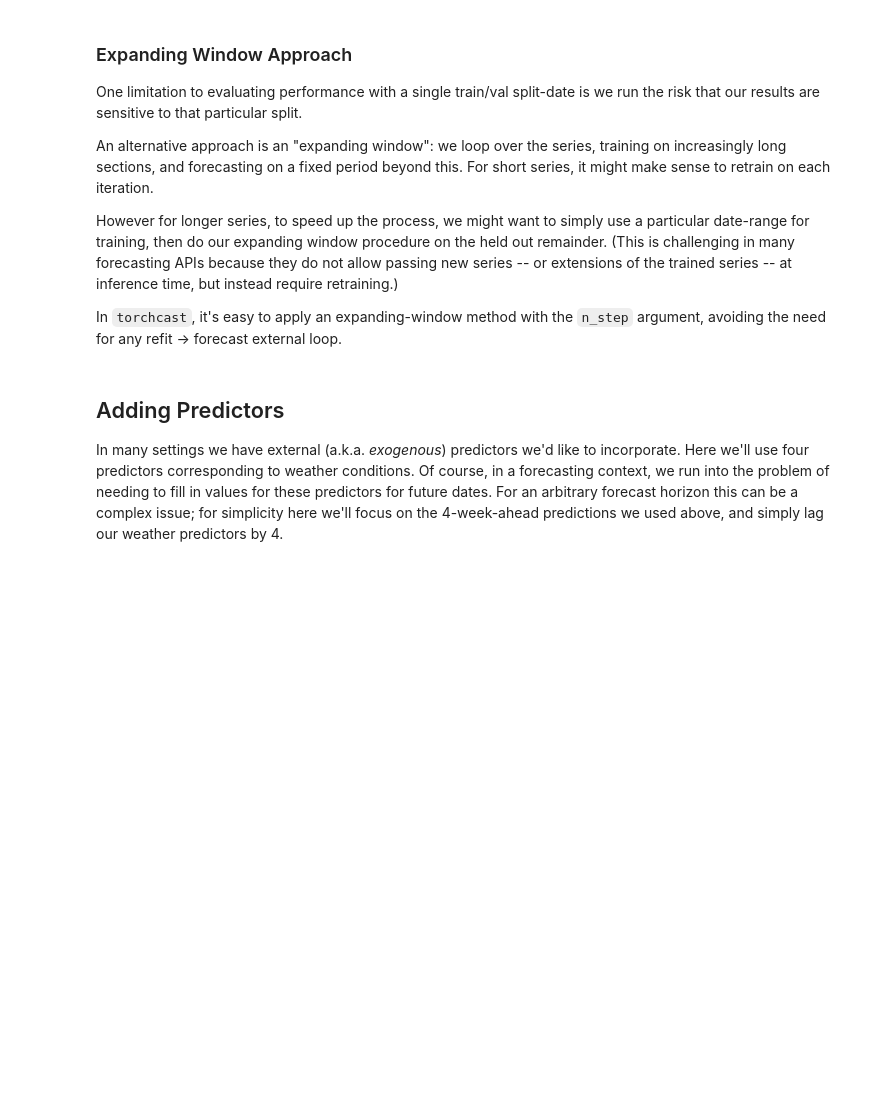
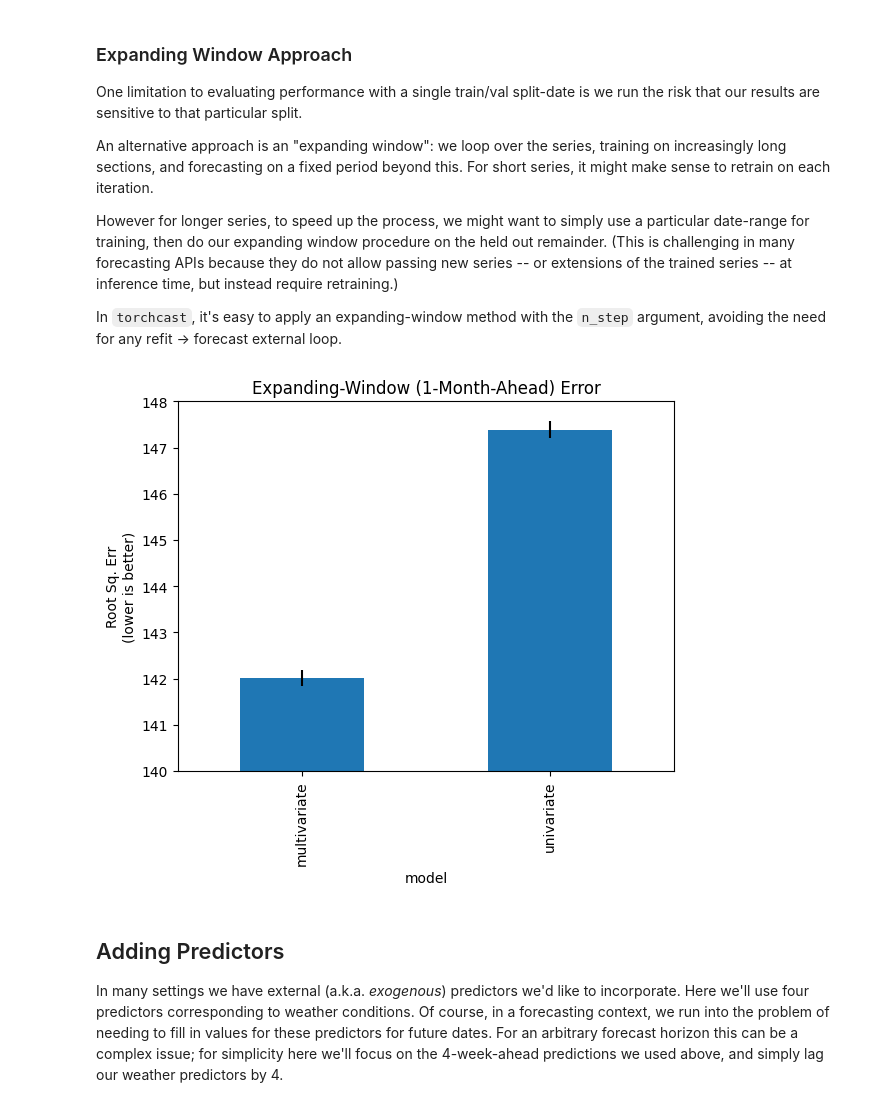
Before and after one commit to onesixsolutions/torchcast, a Jupyter notebook: docs/examples/air_quality.ipynb, the cells around one changed output. Saved outputs shown, nothing was run; the diff lists cells and outputs as text; code cells hidden in the pictures; blank space fills up the shorter version.

```diff
--- a/docs/examples/air_quality.ipynb
+++ b/docs/examples/air_quality.ipynb
@@ -315,34 +388,36 @@ with torch.no_grad():
 df_backtest_err1mo = pd.concat([
 
     one_mo_uv
     .to_dataframe(dataset_pm, time_colname='date', group_colname='station', conf=None)
     .pipe(inverse_transform)
     .loc[lambda df: df['date'] > SPLIT_DT, :]
     .pipe(get_station_error)
     .assign(model='univariate')
     ,
 
     sum_mc_preds_as_df(one_mo_mv,
                           dataset_pm_mv,
                           inverse_transform_fun=lambda x: 10 ** x,
                           group_colname='station',
                           time_colname='date')
     .loc[lambda df: df['date'] > SPLIT_DT,:]
     .merge(df_aq[['station', 'date', 'PM']])
     .pipe(get_station_error, pred_colname='predicted', actual_colname='PM')
     .assign(model='multivariate')
 ])
 
 df_backtest1mo_err_agg = agg_within_group_err(df_backtest_err1mo)
 
 df_backtest1mo_err_agg['rmse'].plot(
     kind='bar',
     yerr=df_backtest1mo_err_agg['sem'],
     ylabel="Root Sq. Err\n(lower is better)",
     title="Expanding-Window (1-Month-Ahead) Error",
-    ylim=(140,147)
+    ylim=(140,148)
 )
 plt.show()
+# %% [output]
+[figure, added]
 # %% [markdown]
 ## Adding Predictors
 
```
Also changed, not shown: parts of 16 cells of this notebook, 2 other files.
